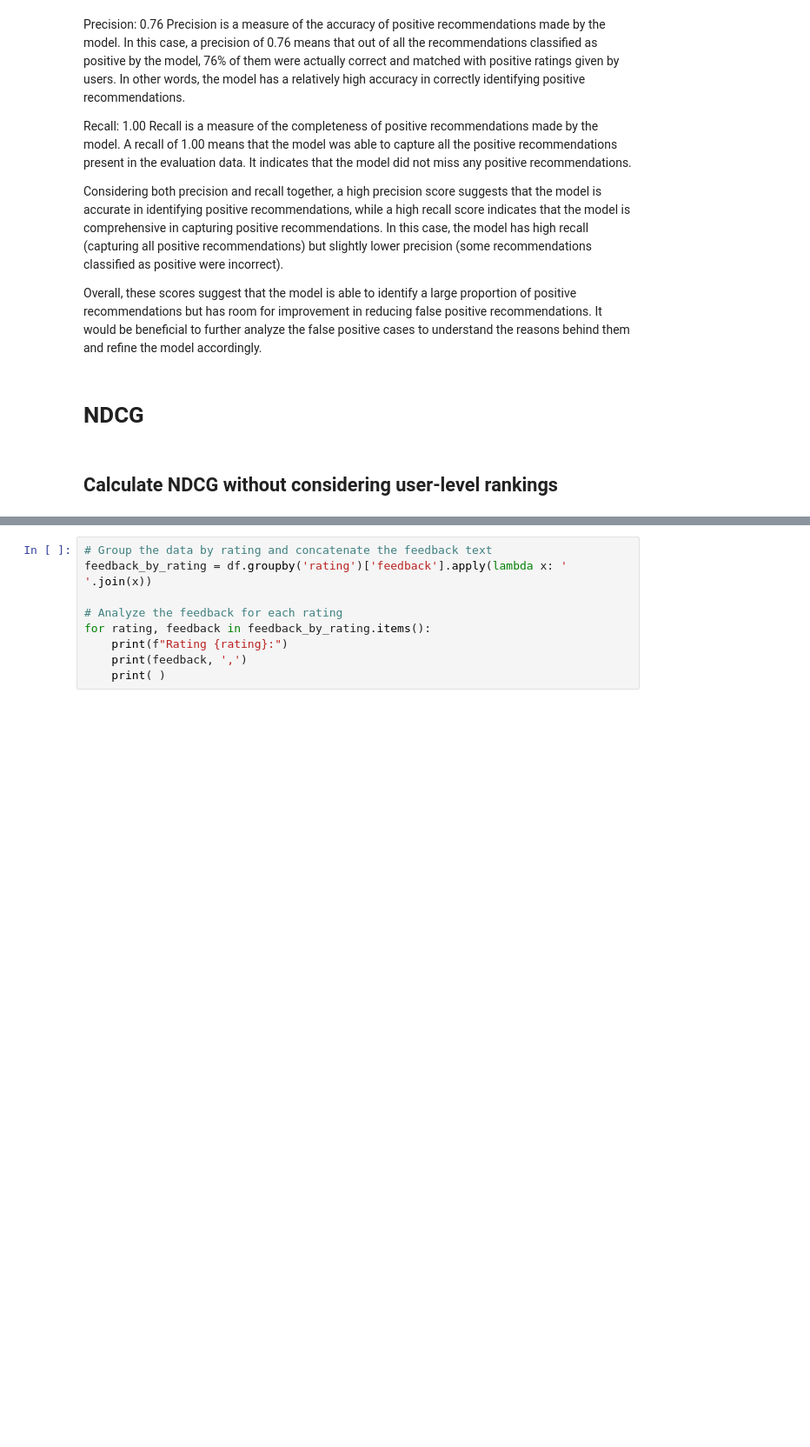
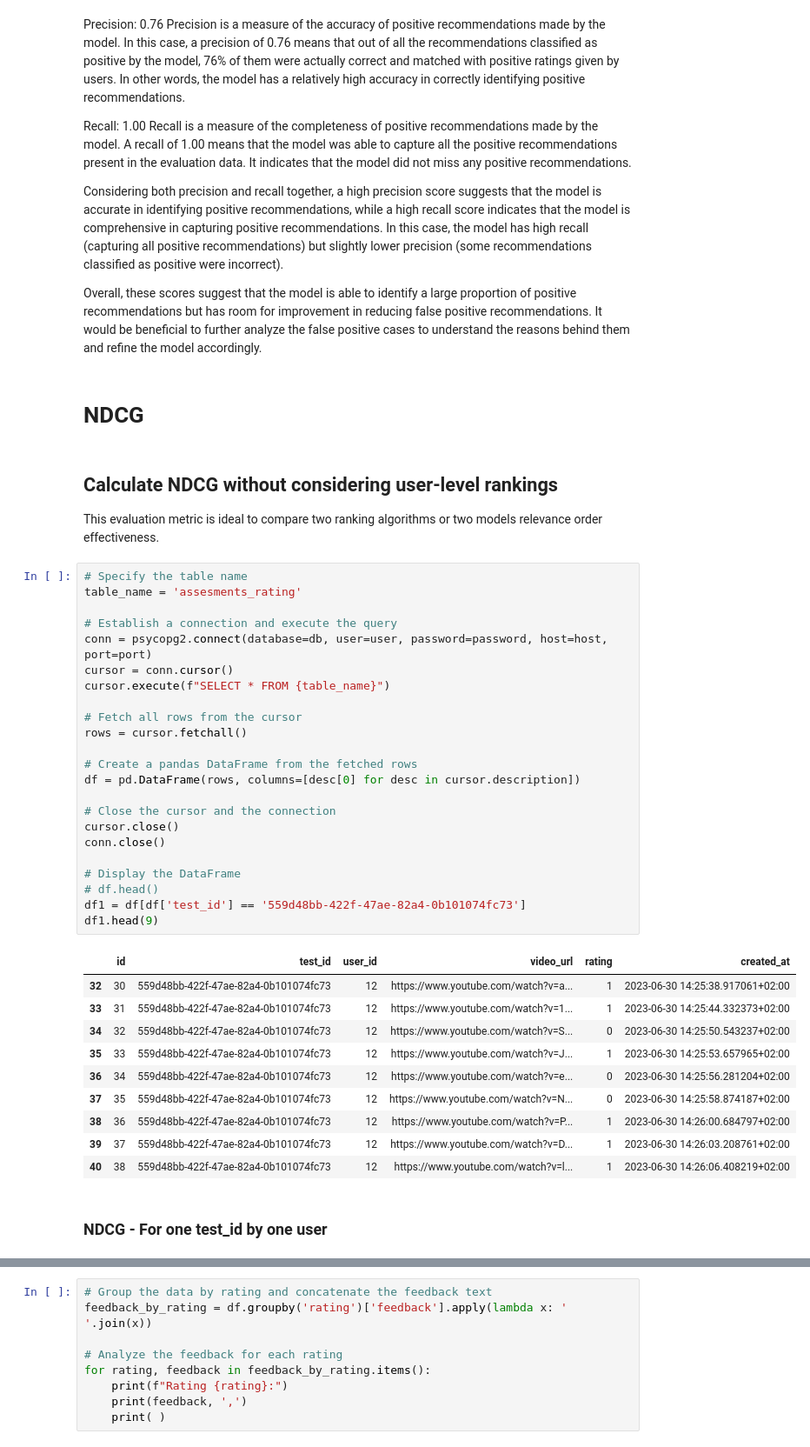
Before and after one commit to LAPPS-ISB-Group9/Capstone-PeakHealth, a Jupyter notebook: Model/Models/ph_model_evaluation.ipynb, the cells around one changed output, grey strips where cells are left out. Shown at 87% size. Cells and saved outputs as stored; diff of their text form; blank space fills up the shorter version.

```diff
--- a/Model/Models/ph_model_evaluation.ipynb
+++ b/Model/Models/ph_model_evaluation.ipynb
@@ -137,5 +153,43 @@ Overall, these scores suggest that the model is able to identify a large proport
 # NDCG
 # %% [markdown]
 ## Calculate NDCG without considering user-level rankings
+
+This evaluation metric is ideal to compare two ranking algorithms or two models relevance order effectiveness.
+# %%
+# Specify the table name
+table_name = 'assesments_rating'
+
+# Establish a connection and execute the query
+conn = psycopg2.connect(database=db, user=user, password=password, host=host, port=port)
+cursor = conn.cursor()
+cursor.execute(f"SELECT * FROM {table_name}")
+
+# Fetch all rows from the cursor
+rows = cursor.fetchall()
+
+# Create a pandas DataFrame from the fetched rows
+df = pd.DataFrame(rows, columns=[desc[0] for desc in cursor.description])
+
+# Close the cursor and the connection
+cursor.close()
+conn.close()
+
+# Display the DataFrame
+# df.head()
+df1 = df[df['test_id'] == '559d48bb-422f-47ae-82a4-0b101074fc73']
+df1.head(9)
+# %% [output]
+|  | id | test_id | user_id | video_url | rating | created_at |
+| 32 | 30 | 559d48bb-422f-47ae-82a4-0b101074fc73 | 12 | https://www.youtube.com/watch?v=a... | 1 | 2023-06-30 14:25:38.917061+02:00 |
+| 33 | 31 | 559d48bb-422f-47ae-82a4-0b101074fc73 | 12 | https://www.youtube.com/watch?v=1... | 1 | 2023-06-30 14:25:44.332373+02:00 |
+| 34 | 32 | 559d48bb-422f-47ae-82a4-0b101074fc73 | 12 | https://www.youtube.com/watch?v=S... | 0 | 2023-06-30 14:25:50.543237+02:00 |
+| 35 | 33 | 559d48bb-422f-47ae-82a4-0b101074fc73 | 12 | https://www.youtube.com/watch?v=J... | 1 | 2023-06-30 14:25:53.657965+02:00 |
+| 36 | 34 | 559d48bb-422f-47ae-82a4-0b101074fc73 | 12 | https://www.youtube.com/watch?v=e... | 0 | 2023-06-30 14:25:56.281204+02:00 |
+| 37 | 35 | 559d48bb-422f-47ae-82a4-0b101074fc73 | 12 | https://www.youtube.com/watch?v=N... | 0 | 2023-06-30 14:25:58.874187+02:00 |
+| 38 | 36 | 559d48bb-422f-47ae-82a4-0b101074fc73 | 12 | https://www.youtube.com/watch?v=P... | 1 | 2023-06-30 14:26:00.684797+02:00 |
+| 39 | 37 | 559d48bb-422f-47ae-82a4-0b101074fc73 | 12 | https://www.youtube.com/watch?v=D... | 1 | 2023-06-30 14:26:03.208761+02:00 |
+| 40 | 38 | 559d48bb-422f-47ae-82a4-0b101074fc73 | 12 | https://www.youtube.com/watch?v=l... | 1 | 2023-06-30 14:26:06.408219+02:00 |
+# %% [markdown]
+### NDCG - For one test_id by one user
 # %%
 # Define relevance scores based on ratings (assuming higher rating indicates higher relevance)
```
Also changed, not shown: parts of 15 cells of this notebook.
